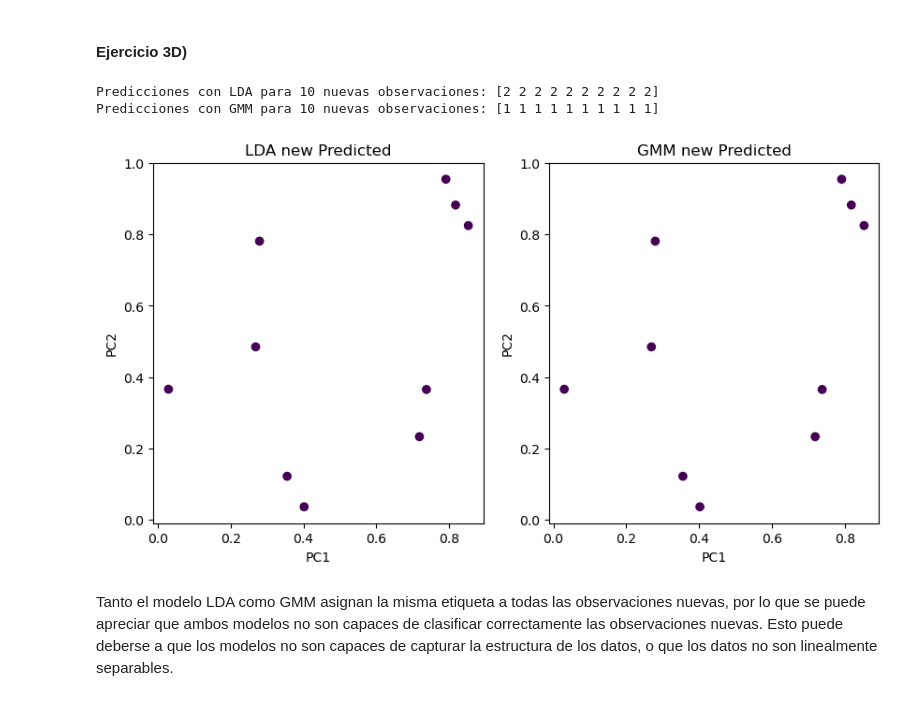
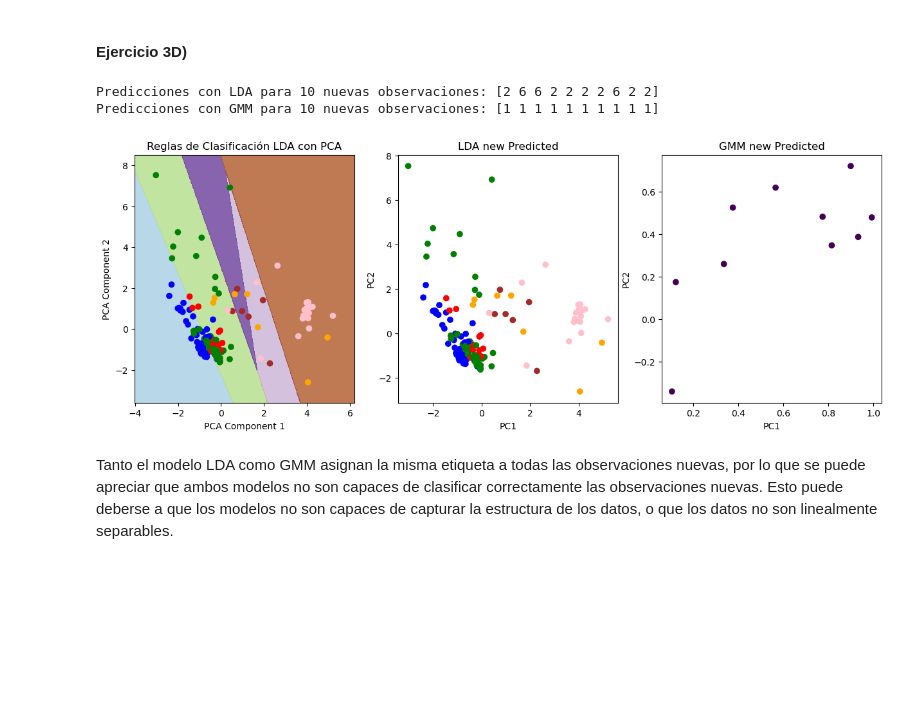
Before and after one commit to Seva41/Tareas_ING560, a Jupyter notebook: clust_v3.ipynb, the cells around one changed output. Cells and saved outputs as stored; diff of their text form; code cells hidden in the pictures; blank space fills up the shorter version.

```diff
--- a/clust_v3.ipynb
+++ b/clust_v3.ipynb
@@ -155,45 +155,69 @@ Los resultados de LDA son mucho mejores que los de GMM, ya que LDA es un modelo
 #### Ejercicio 3D)
 # %%
 import numpy as np
+import matplotlib.pyplot as plt
 from sklearn.discriminant_analysis import LinearDiscriminantAnalysis
 
 # Definir objeto LDA
 lda = LinearDiscriminantAnalysis()
 lda.fit(X_train_pca, y_train)
 
 # Generar 10 nuevas observaciones de prueba (cambiar según tus necesidades)
 new_samples = np.random.rand(10, X.shape[1])
 
 # Transformar las nuevas observaciones con PCA
 new_samples_pca = pca.transform(new_samples)
 
 # Clasificar con LDA
 y_new_pred_lda = lda.predict(new_samples_pca)
 
 # Clasificar con GMM
 y_new_pred_gmm = gmm.predict(new_samples)
 
+# Crear una malla de valores en el espacio de PCA para visualizar las regiones de decisión
+x_min, x_max = X_train_pca[:, 0].min() - 1, X_train_pca[:, 0].max() + 1
+y_min, y_max = X_train_pca[:, 1].min() - 1, X_train_pca[:, 1].max() + 1
+xx, yy = np.meshgrid(np.arange(x_min, x_max, 0.01), np.arange(y_min, y_max, 0.01))
+Z = lda.predict(np.c_[xx.ravel(), yy.ravel()])
+Z = Z.reshape(xx.shape)
+
+# Colores asignados a las etiquetas de clase
+class_colors = {1: 'blue', 2: 'green', 3: 'red', 4: 'purple', 5: 'orange', 6: 'brown', 7: 'pink'}
+
+# Graficar reglas de clasificación de LDA
+plt.figure(figsize=(15, 5))
+plt.subplot(1, 3, 1)
+plt.title("Reglas de Clasificación LDA con PCA")
+plt.xlabel("PCA Component 1")
+plt.ylabel("PCA Component 2")
+plt.contourf(xx, yy, Z, alpha=0.8, cmap=plt.cm.Paired)
+
+# Asignar colores a las etiquetas de clase para puntos de entrenamiento
+colors_train = [class_colors[label] for label in y_train['Type_of_glass']]
+plt.scatter(X_train_pca[:, 0], X_train_pca[:, 1], c=colors_train)
+
+# Graficar resultados de LDA
+plt.subplot(1, 3, 2)
+plt.title("LDA new Predicted")
+plt.xlabel("PC1")
+plt.ylabel("PC2")
+# Asignar colores a las etiquetas de clase para puntos de entrenamiento
+colors_train = [class_colors[label] for label in y_train['Type_of_glass']]
+plt.scatter(X_train_pca[:, 0], X_train_pca[:, 1], c=colors_train)
+
+# Graficar resultados de GMM
+plt.subplot(1, 3, 3)
+plt.title("GMM new Predicted")
+plt.xlabel("PC1")
+plt.ylabel("PC2")
+plt.scatter(new_samples_pca[:, 0], new_samples_pca[:, 1], c=y_new_pred_gmm)
 
 # Imprimir las predicciones
 print("Predicciones con LDA para 10 nuevas observaciones:", y_new_pred_lda)
 print("Predicciones con GMM para 10 nuevas observaciones:", y_new_pred_gmm)
-
-# Graficar resultados
-plt.figure(figsize=(10,5))
-plt.subplot(1,2,1)
-plt.title("LDA new Predicted")
-plt.xlabel("PC1")
-plt.ylabel("PC2")
-plt.scatter(new_samples[:,0], new_samples[:,1], c=y_new_pred_lda)
-plt.subplot(1,2,2)
-plt.title("GMM new Predicted")
-plt.xlabel("PC1")
-plt.ylabel("PC2")
-plt.scatter(new_samples[:,0], new_samples[:,1], c=y_new_pred_gmm)
-plt.show()
 # %% [output]
-Predicciones con LDA para 10 nuevas observaciones: [2 2 2 2 2 2 2 2 2 2]
+Predicciones con LDA para 10 nuevas observaciones: [2 6 6 2 2 2 2 6 2 2]
 Predicciones con GMM para 10 nuevas observaciones: [1 1 1 1 1 1 1 1 1 1]
-[figure, old version]
+[figure, new version]
 # %% [markdown]
 Tanto el modelo LDA como GMM asignan la misma etiqueta a todas las observaciones nuevas, por lo que se puede apreciar que ambos modelos no son capaces de clasificar correctamente las observaciones nuevas. Esto puede deberse a que los modelos no son capaces de capturar la estructura de los datos, o que los datos no son linealmente separables.
```
